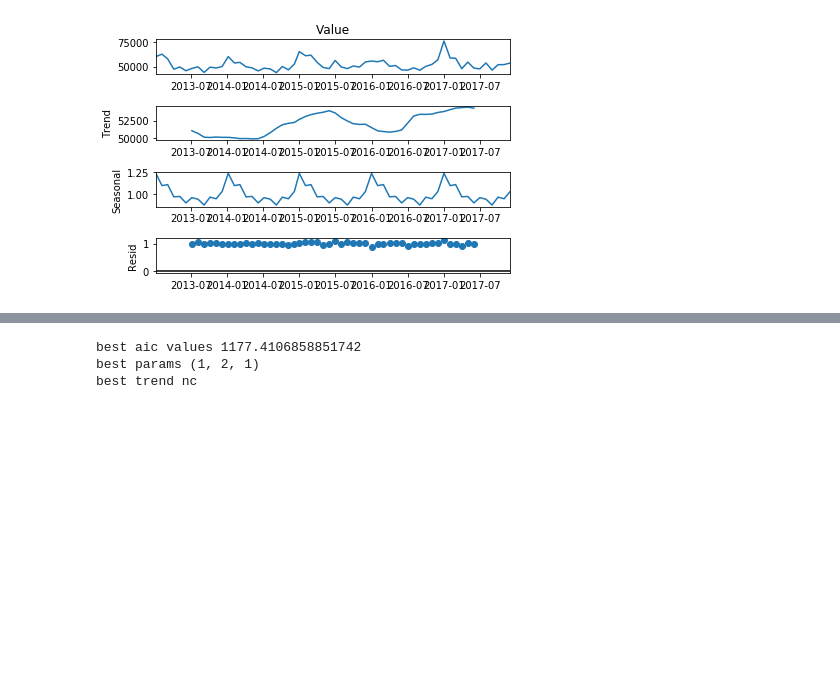
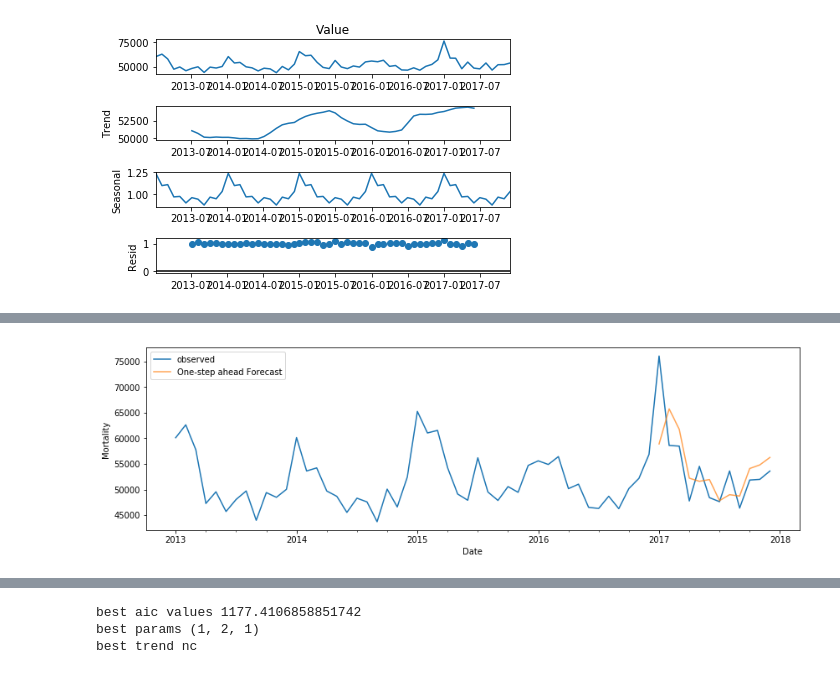
Before and after one commit to janrth/covid19_mortality, a Jupyter notebook: cvd19_mortality.ipynb, the cells around one changed output, grey strips where cells are left out. Drawn from its saved outputs; the diff is of its cells as text; code cells hidden in the pictures; blank space fills up the shorter version.

```diff
--- a/cvd19_mortality.ipynb
+++ b/cvd19_mortality.ipynb
@@ -238,0 +253,6 @@ result.plot()
+# %%
+train = series_time.iloc[:len(series_time)-12]
+test = series_time.iloc[len(series_time)-12:]
+
+start = 48
+end = 60
@@ -238,0 +273,14 @@ result.plot()
+# %%
+pred = results.get_prediction(start = start, end = end-1, dynamic=False)
+pred_ci = pred.conf_int()
+ax = series_time.Value[0:end].plot(label = 'observed')
+pred.predicted_mean.plot(label = 'One-step ahead Forecast', alpha = .7, figsize = (14, 4))
+#ax.fill_between(pred_ci.index,
+#                pred_ci.iloc[:, 0],
+#                pred_ci.iloc[:, 1], color='k', alpha=.2)
+ax.set_xlabel('Date')
+ax.set_ylabel('Mortality')
+plt.legend()
+plt.show()
+# %% [output]
+[figure, added]
```
Also changed, not shown: parts of 14 cells of this notebook.
